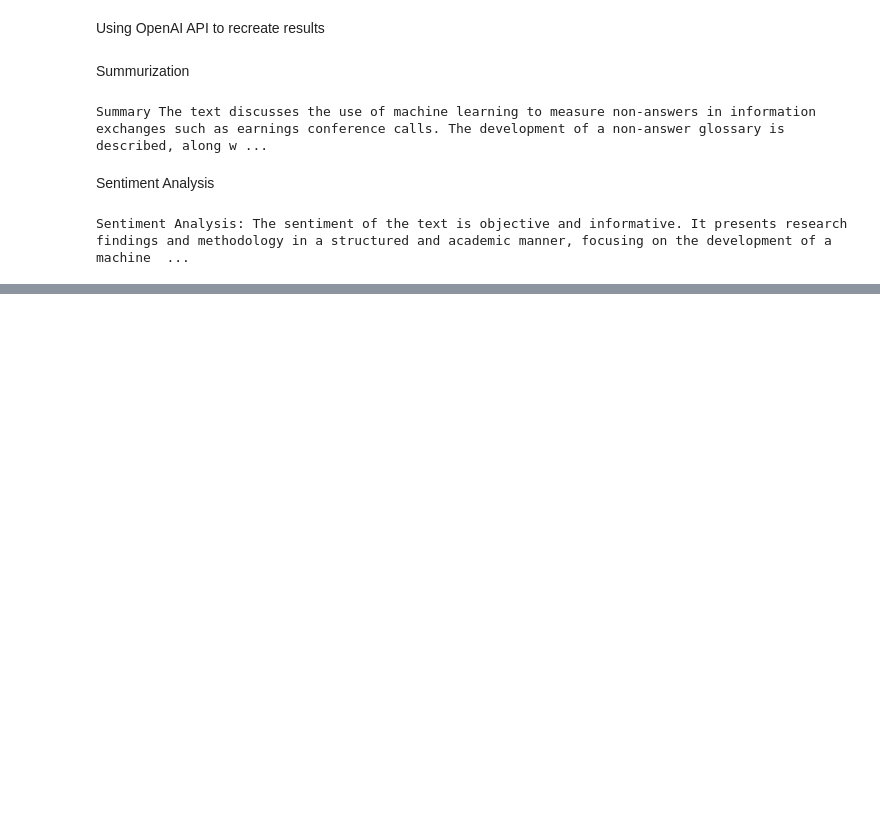
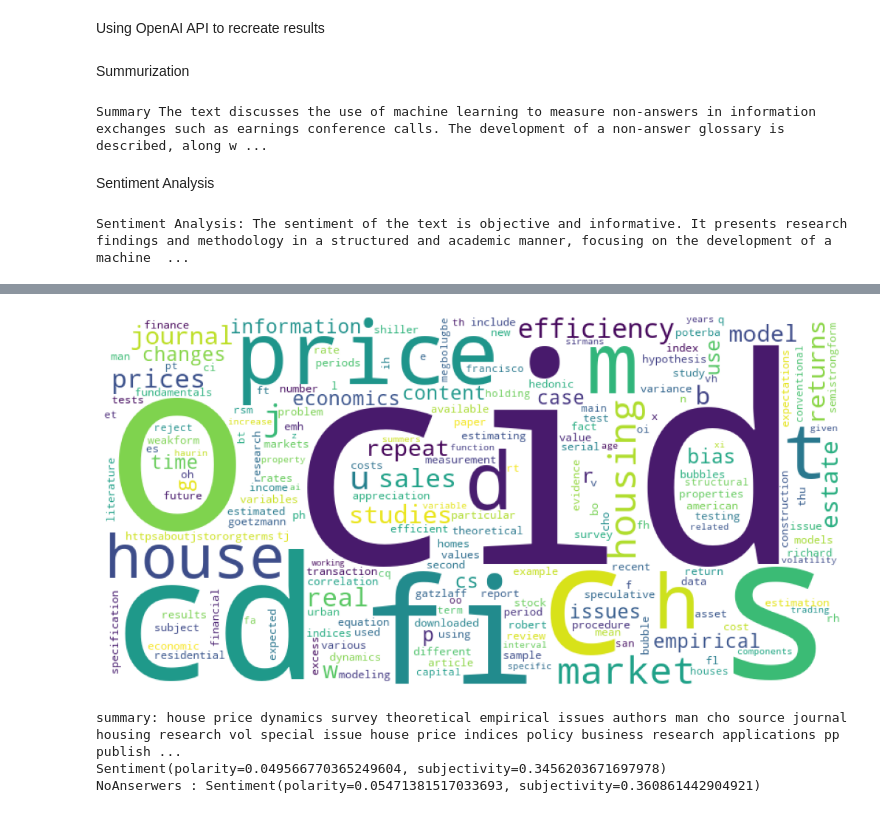
Before and after one commit to iwh-halle/fdap-2024-GeroWeinkauf, a Jupyter notebook: homework/06_nlp.ipynb, the cells around one changed output, grey strips where cells are left out. Saved outputs shown, nothing was run; the diff lists cells and outputs as text; code cells hidden in the pictures; blank space fills up the shorter version.

```diff
--- a/homework/06_nlp.ipynb
+++ b/homework/06_nlp.ipynb
@@ -189,0 +198,12 @@ Sentiment Analysis: The sentiment of the text is objective and informative. It p
+# %%
+# Step 1: Install pdfminer.six if you haven't already
+# You can install it using conda or pip, see
+  # https://anaconda.org/conda-forge/pdfminer.six
+  # https://pypi.org/project/pdfminer.six/
+
+# Step 2: Import the required module
+from pdfminer.high_level import extract_text
+
+# Step 3: Extract text from PDF file
+extracted_text = extract_text('../lit/Cho-HousePriceDynamics-1996.pdf')
+print(extracted_text[0:80])
@@ -189,0 +255,40 @@ Sentiment Analysis: The sentiment of the text is objective and informative. It p
+# %%
+# Frequency Analysis
+word_freq = Counter(filtered_text.split())
+
+# Generate Word Cloud
+wordcloud = WordCloud(width=800, height=400, background_color ='white').generate_from_frequencies(word_freq)
+
+# Plot the Word Cloud
+plt.figure(figsize = (10, 5), facecolor = None)
+plt.imshow(wordcloud)
+plt.axis("off")
+plt.tight_layout(pad = 0)
+plt.show()
+
+
+# Summarization using simple heuristic method
+def generate_summary(text):
+    sentences = text.split('.')
+    return '. '.join(sentences[:3]) + '.' if len(sentences) > 3 else text
+
+# Sentiment Analysis using TextBlob
+def analyze_sentiment(text):
+    blob = TextBlob(text)
+    return blob.sentiment
+
+
+# Generate Summary
+summary = generate_summary(filtered_text)
+
+# Perform Sentiment Analysis
+sentiment = analyze_sentiment(filtered_text)
+
+print("summary: " +summary)
+print(sentiment)
+print("NoAnserwers : Sentiment(polarity=0.05471381517033693, subjectivity=0.360861442904921)")
+# %% [output]
+[figure, added]
+summary: house price dynamics survey theoretical empirical issues authors man cho source journal housing research vol special issue house price indices policy business research applications pp publish ...
+Sentiment(polarity=0.049566770365249604, subjectivity=0.3456203671697978)
+NoAnserwers : Sentiment(polarity=0.05471381517033693, subjectivity=0.360861442904921)
```
Also changed, not shown: parts of 6 cells of this notebook, 1 other file.
